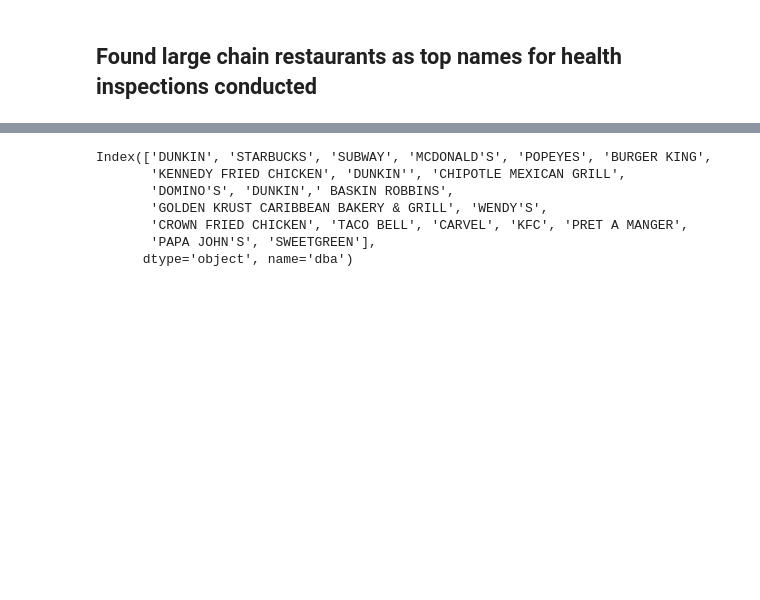
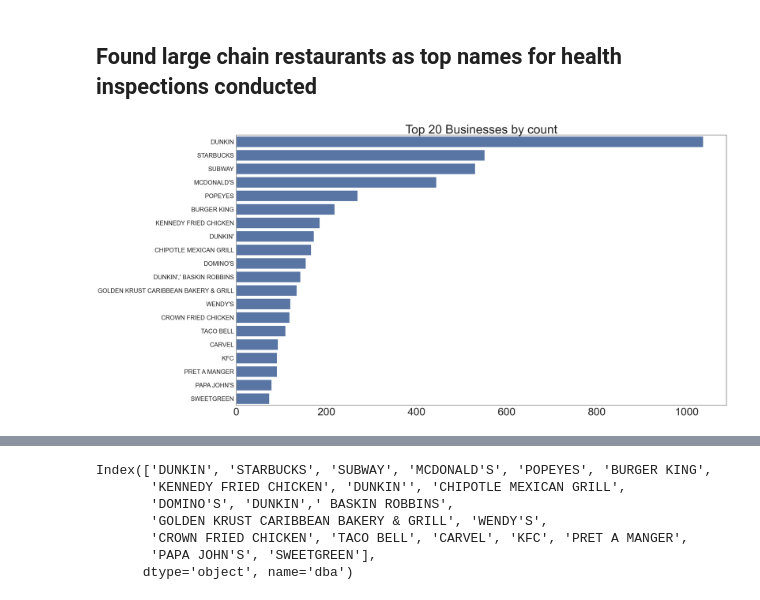
Before and after one commit to Somerville-2023/New-York-health-Inspection-Prediction, a Jupyter notebook: marc-folder/marc_eda.ipynb, the cells around one changed output, grey strips where cells are left out. Drawn from its saved outputs; the diff is of its cells as text; code cells hidden in the pictures; blank space fills up the shorter version.

```diff
--- a/marc-folder/marc_eda.ipynb
+++ b/marc-folder/marc_eda.ipynb
@@ -625,24 +625,26 @@ Name: count, dtype: int64
 # %%
 import warnings
 warnings.filterwarnings("ignore")
 
 sns.set(font_scale=4, style='white')
 
 top_n = 20  # Adjust the number of top values to display
 
 # Create a figure and specify the desired figure size
 plt.figure(figsize=(36, 20))
 
 # Create the countplot with y as the 'dba' and x as the count
-countplot = sns.countplot(data=ny, y='dba', order=ny['dba'].value_counts().iloc[:top_n].index, hue='grade')
+countplot = sns.countplot(data=ny, y='dba', order=ny['dba'].value_counts().iloc[:top_n].index)
 
 # Increase the font size for the title and y-axis labels
 countplot.set_yticklabels(countplot.get_yticklabels(), fontsize=25)  # Adjust the fontsize as needed
 plt.title(f'Top {top_n} Businesses by count', fontsize=50)  # Adjust the fontsize as needed
 plt.ylabel('')
 plt.xlabel('')
 
 plt.show()
+# %% [output]
+[figure, added]
 # %%
 # Set the font scale and style
 sns.set(font_scale=1, style="white")
```
Also changed, not shown: parts of 8 cells of this notebook.
